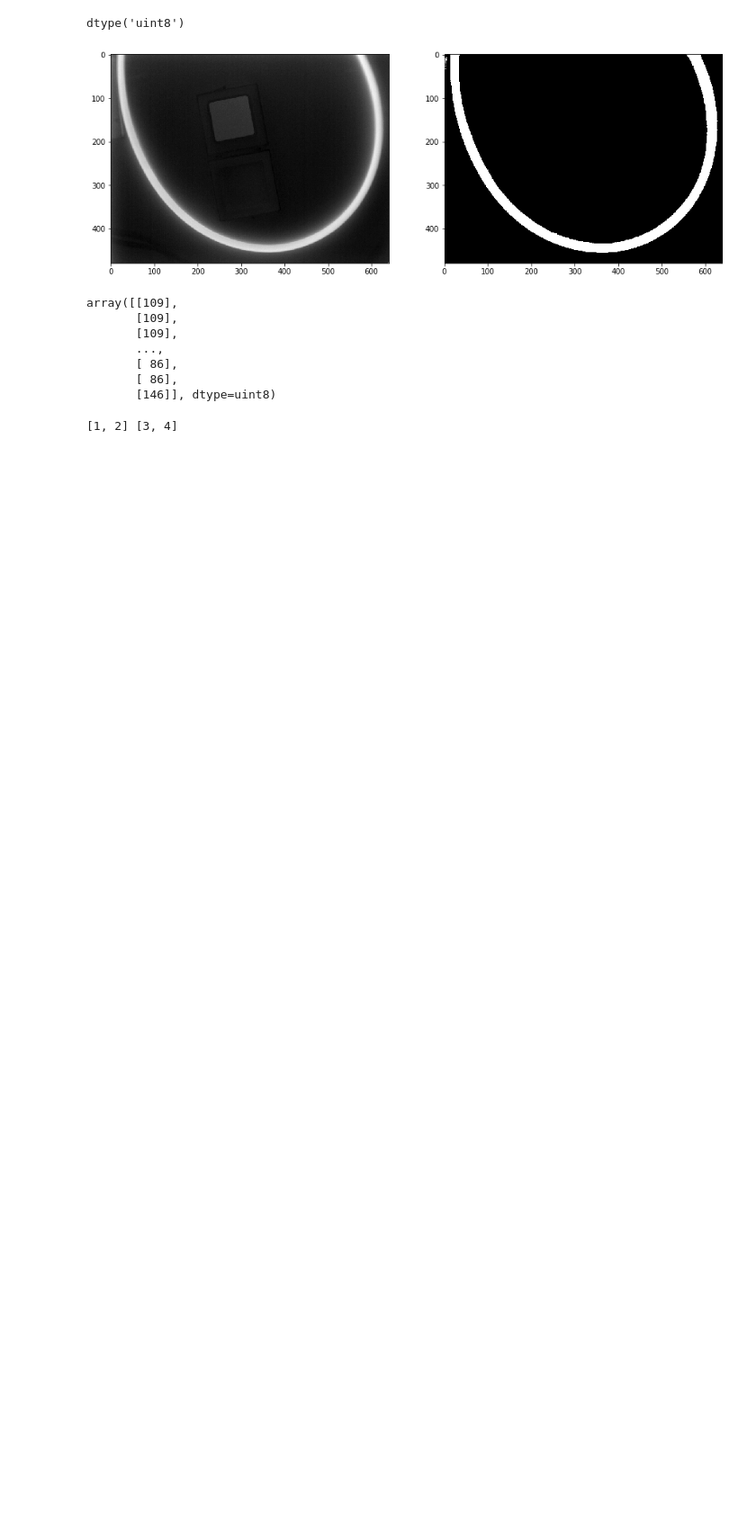
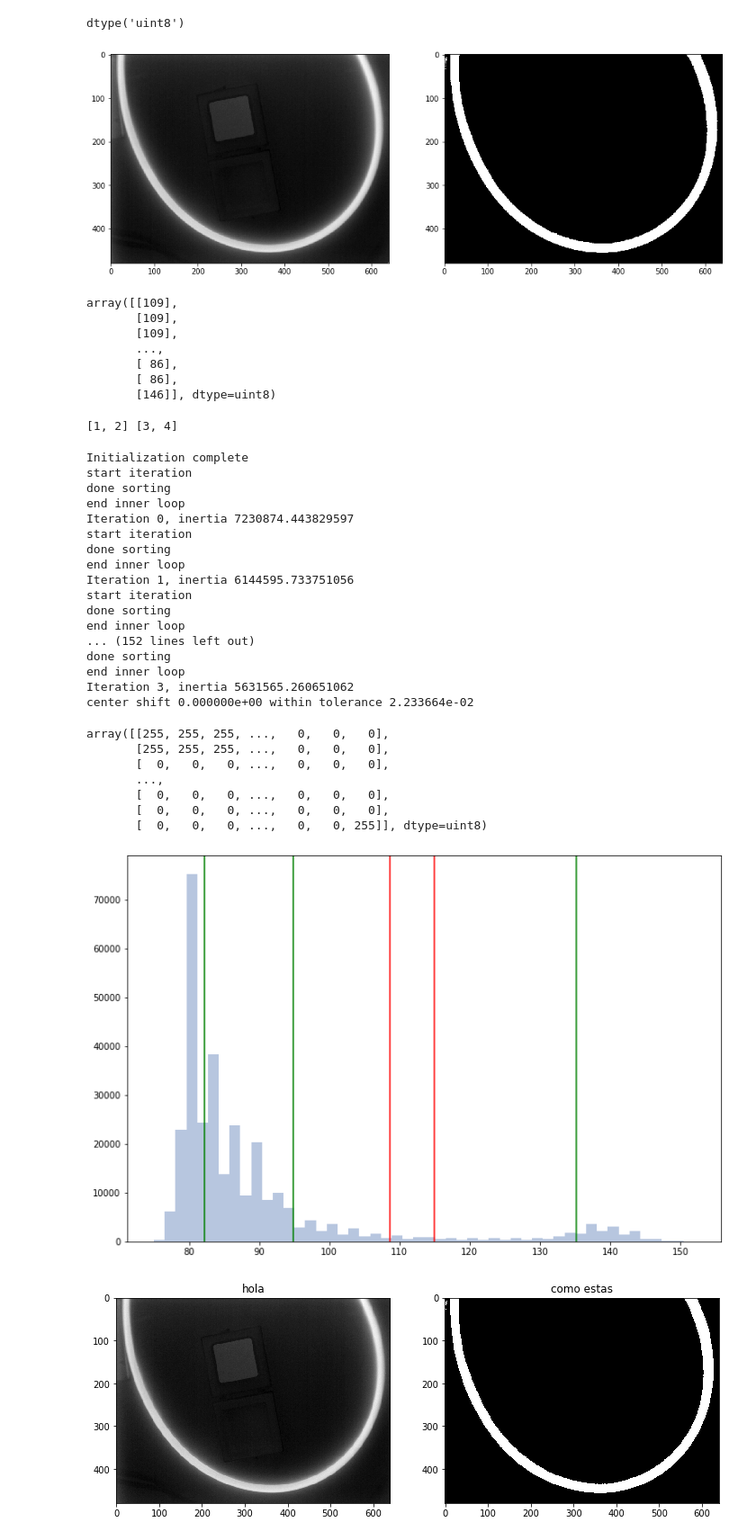
Before and after one commit to Pagutri/ProyectoAsignadoImagenes, a Jupyter notebook: Pregunta1.ipynb, the cells around one changed output. Shown at 90% size. Saved outputs shown, nothing was run; the diff lists cells and outputs as text; code cells hidden in the pictures; blank space fills up the shorter version.

```diff
--- a/Pregunta1.ipynb
+++ b/Pregunta1.ipynb
@@ -53,7 +53,7 @@ def auto_segment(
     groups: int = 2,
     verbose: bool = False,
     save_file: Optional[str] = None,
-    figsize: Optional[Tuple[int]] = (15, 10)
+    figsize: Optional[Tuple[int]] = (12, 8)
 ) -> np.ndarray:
     """
 
@@ -88,14 +88,20 @@ def auto_segment(
         dst[ dst > k ] = fill
 
     if verbose:
-        fig = plt.figure(figsize = _figsize)
-
-        fig.add_subplot(1, 3, 1)
-        plt.imshow(img, cmap = 'gray')
-
+        fig = plt.figure(figsize = figsize)
         lmap(lambda x: plt.axvline(x, color='r'), _centers.k.dropna())
         lmap(lambda x: plt.axvline(x, color='g'), _centers.means)
-        _ = sns.distplot(_intensities, kde=False, rug=True)
+        _ = sns.distplot(_intensities, kde=False)
+
+        fig2 = plt.figure(figsize = figsize)
+        fig2.add_subplot(1, 2, 1)
+        plt.imshow(img, cmap = 'gray')
+        plt.title('hola')
+        fig2.add_subplot(1, 2, 2)
+        plt.imshow(dst, cmap = 'gray')
+        plt.title('como estas')
+
+
 
     return dst
 # %%
@@ -287,3 +293,32 @@ y = [[1, 2], [3, 4]]
 print(*y)
 # %% [output]
 [1, 2] [3, 4]
+# %%
+auto_segment(mangueras[llaves[0]], verbose=True, groups=3)
+# %% [output]
+Initialization complete
+start iteration
+done sorting
+end inner loop
+Iteration 0, inertia 7230874.443829597
+start iteration
+done sorting
+end inner loop
+Iteration 1, inertia 6144595.733751056
+start iteration
+done sorting
+end inner loop
+... (152 lines left out)
+done sorting
+end inner loop
+Iteration 3, inertia 5631565.260651062
+center shift 0.000000e+00 within tolerance 2.233664e-02
+array([[255, 255, 255, ...,   0,   0,   0],
+       [255, 255, 255, ...,   0,   0,   0],
+       [  0,   0,   0, ...,   0,   0,   0],
+       ...,
+       [  0,   0,   0, ...,   0,   0,   0],
+       [  0,   0,   0, ...,   0,   0,   0],
+       [  0,   0,   0, ...,   0,   0, 255]], dtype=uint8)
+[figure, added]
+[figure, added]
```
Also changed, not shown: parts of 1 cell of this notebook, 1 other file.
